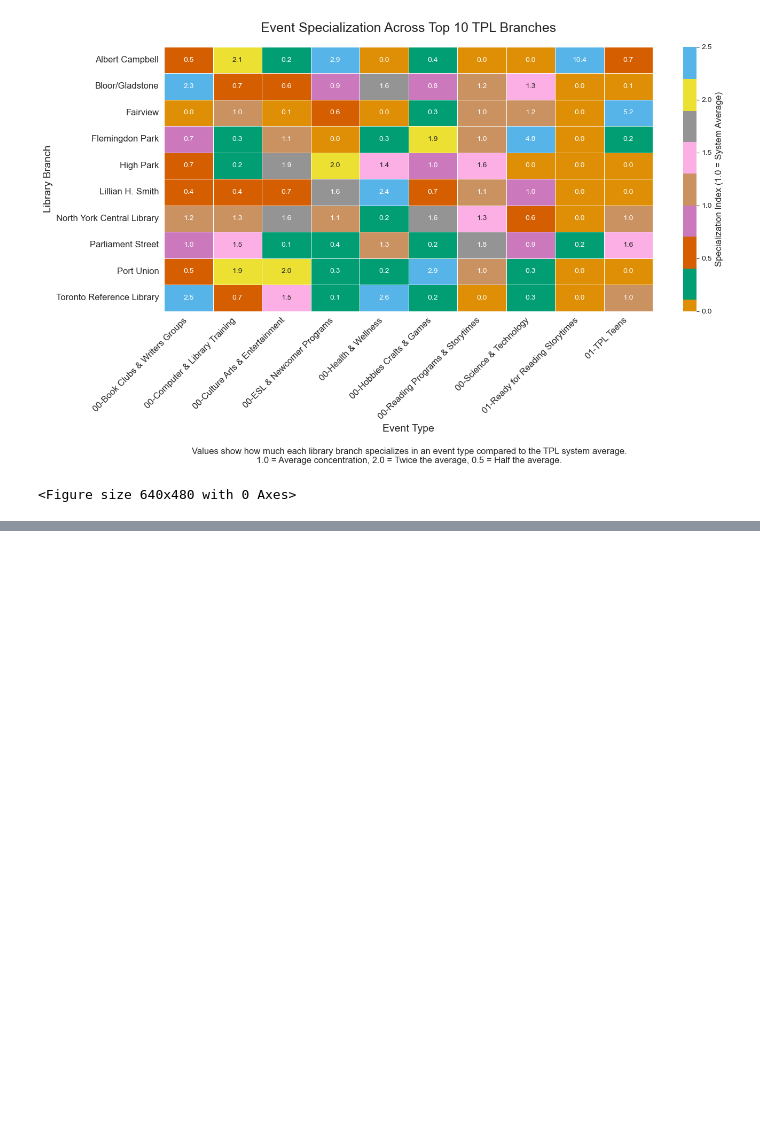
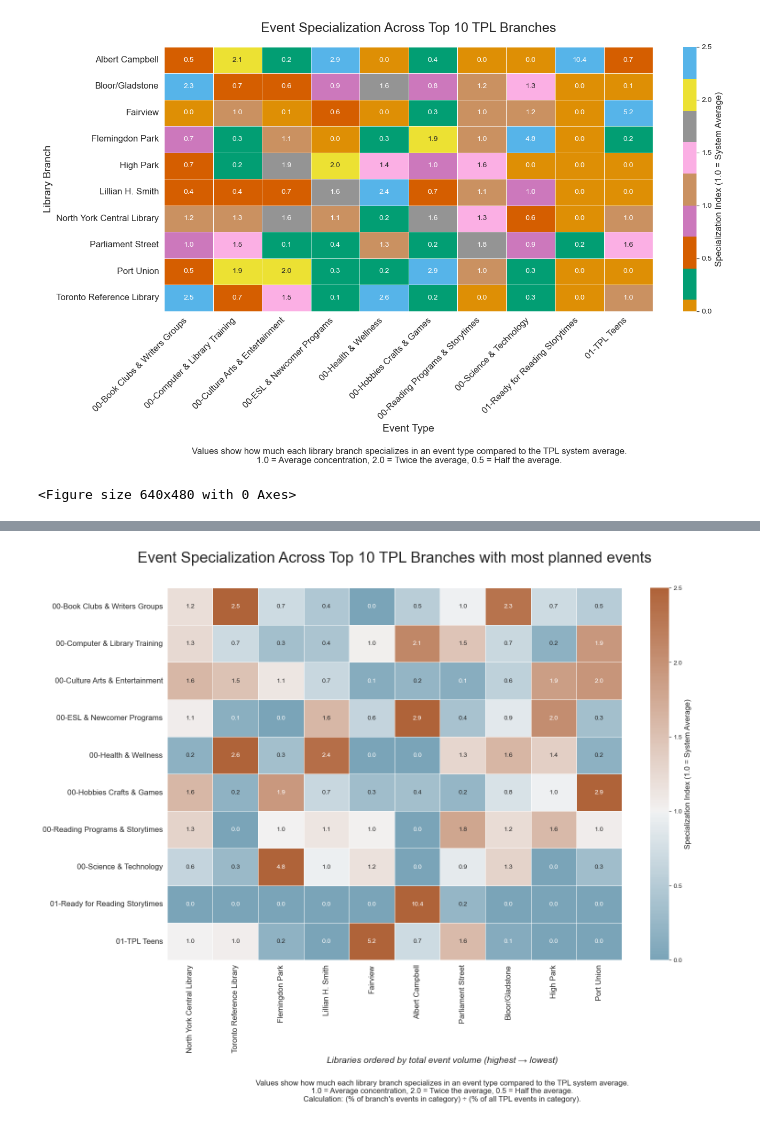
Before and after one commit to paula-aoy/visualization, a Jupyter notebook: 02_activities/assignments/participation/Assignment-3.ipynb, the cells around one changed output, grey strips where cells are left out. Saved outputs shown, nothing was run; the diff lists cells and outputs as text; code cells hidden in the pictures; blank space fills up the shorter version.

```diff
--- a/02_activities/assignments/participation/Assignment-3.ipynb
+++ b/02_activities/assignments/participation/Assignment-3.ipynb
@@ -277,0 +279,75 @@ plt.show()
+# %%
+# TPL Heatmap with Accessible Features
+import pandas as pd
+import matplotlib.pyplot as plt
+import seaborn as sns
+
+top_libraries = df['library'].value_counts().nlargest(10).index.tolist()
+top_event_types = df['eventtype1'].value_counts().nlargest(10).index.tolist()
+filtered_df = df[df['library'].isin(top_libraries) & df['eventtype1'].isin(top_event_types)]
+heatmap_data = pd.crosstab(filtered_df['library'], filtered_df['eventtype1'])
+library_percentages = heatmap_data.div(heatmap_data.sum(axis=1), axis=0)
+overall_percentages = heatmap_data.sum() / heatmap_data.sum().sum()
+specialization_index = library_percentages.div(overall_percentages)
+specialization_index = specialization_index.fillna(0)
+
+custom_library_order = [
+    "North York Central Library",
+    "Toronto Reference Library",
+    "Flemingdon Park",
+    "Lillian H. Smith",
+    "Fairview",
+    "Albert Campbell",
+    "Parliament Street",
+    "Bloor/Gladstone",
+    "High Park",
+    "Port Union"
+]
+
+specialization_index = specialization_index.reindex(custom_library_order)
+
+specialization_index_transposed = specialization_index.T
+
+plt.figure(figsize=(16, 14))
+
+cmap = sns.diverging_palette(230, 30, as_cmap=True)
+
+ax = sns.heatmap(
+    specialization_index_transposed,
+    cmap=cmap,
+    center=1.0,
+    annot=True,
+    fmt='.1f',
+    linewidths=.5,
+    vmin=0,
+    vmax=2.5
+)
+
+plt.subplots_adjust(top=0.88, bottom=0.3)
+
+plt.title('Event Specialization Across Top 10 TPL Branches with most planned events', fontsize=24, pad=40)
+
+plt.xlabel('')
+plt.ylabel('')
+
+plt.xticks(fontsize=12, rotation=90, ha='center')
+plt.yticks(fontsize=12)
+
+cbar = ax.collections[0].colorbar
+cbar.set_label('Specialization Index (1.0 = System Average)', fontsize=12)
+
+plt.figtext(0.5, 0.14,
+           "Libraries ordered by total event volume (highest → lowest)",
+           ha="center", fontsize=14, style='italic')
+
+plt.figtext(0.5, 0.08,
+           "Values show how much each library branch specializes in an event type compared to the TPL system average.\n" +
+           "1.0 = Average concentration, 2.0 = Twice the average, 0.5 = Half the average.\n" +
+           "Calculation: (% of branch's events in category) ÷ (% of all TPL events in category).",
+           ha="center", fontsize=12, bbox={"facecolor":"white", "alpha":0.5, "pad":5})
+
+plt.savefig('top10_library_specialization_final.png', dpi=300, bbox_inches='tight')
+
+plt.show()
+# %% [output]
+[figure, added]
```
Also changed, not shown: parts of 1 cell of this notebook.
